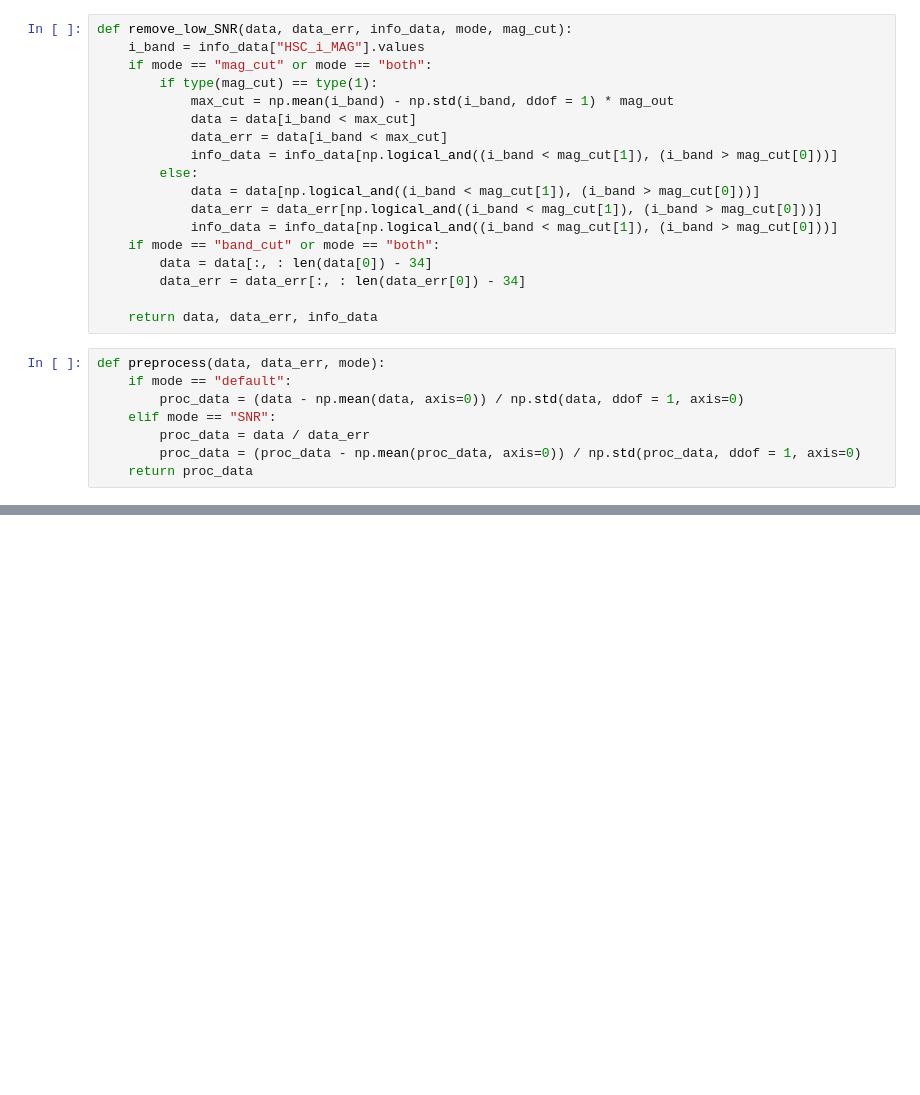
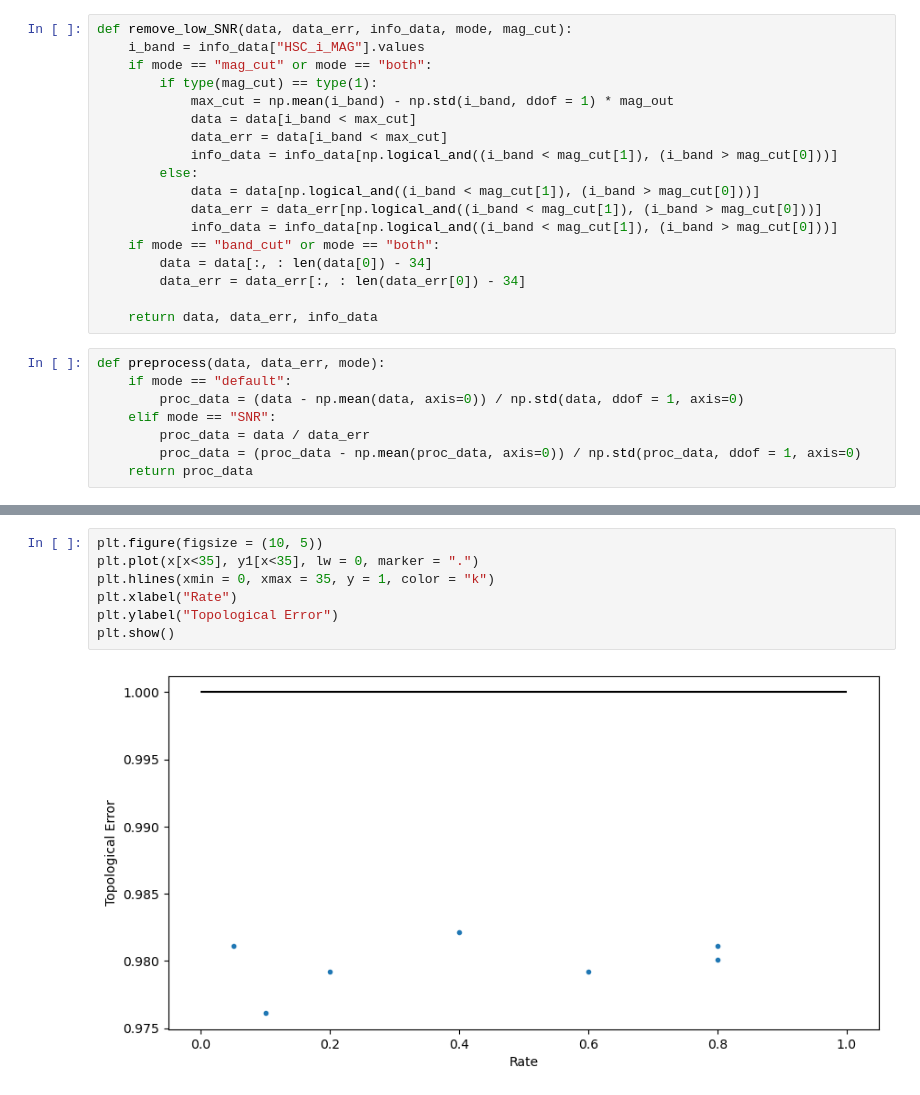
Before and after one commit to zrk-dreamer/SPHEREx_SOM, a Jupyter notebook: preliminary_exploration.ipynb, the cells around one changed output, grey strips where cells are left out. Saved outputs shown, nothing was run; the diff lists cells and outputs as text; blank space fills up the shorter version.

```diff
--- a/preliminary_exploration.ipynb
+++ b/preliminary_exploration.ipynb
@@ -174,0 +176,9 @@ record
+# %%
+plt.figure(figsize = (10, 5))
+plt.plot(x[x<35], y1[x<35], lw = 0, marker = ".")
+plt.hlines(xmin = 0, xmax = 35, y = 1, color = "k")
+plt.xlabel("Rate")
+plt.ylabel("Topological Error")
+plt.show()
+# %% [output]
+[figure, added]
```
Also changed, not shown: parts of 13 cells of this notebook.
